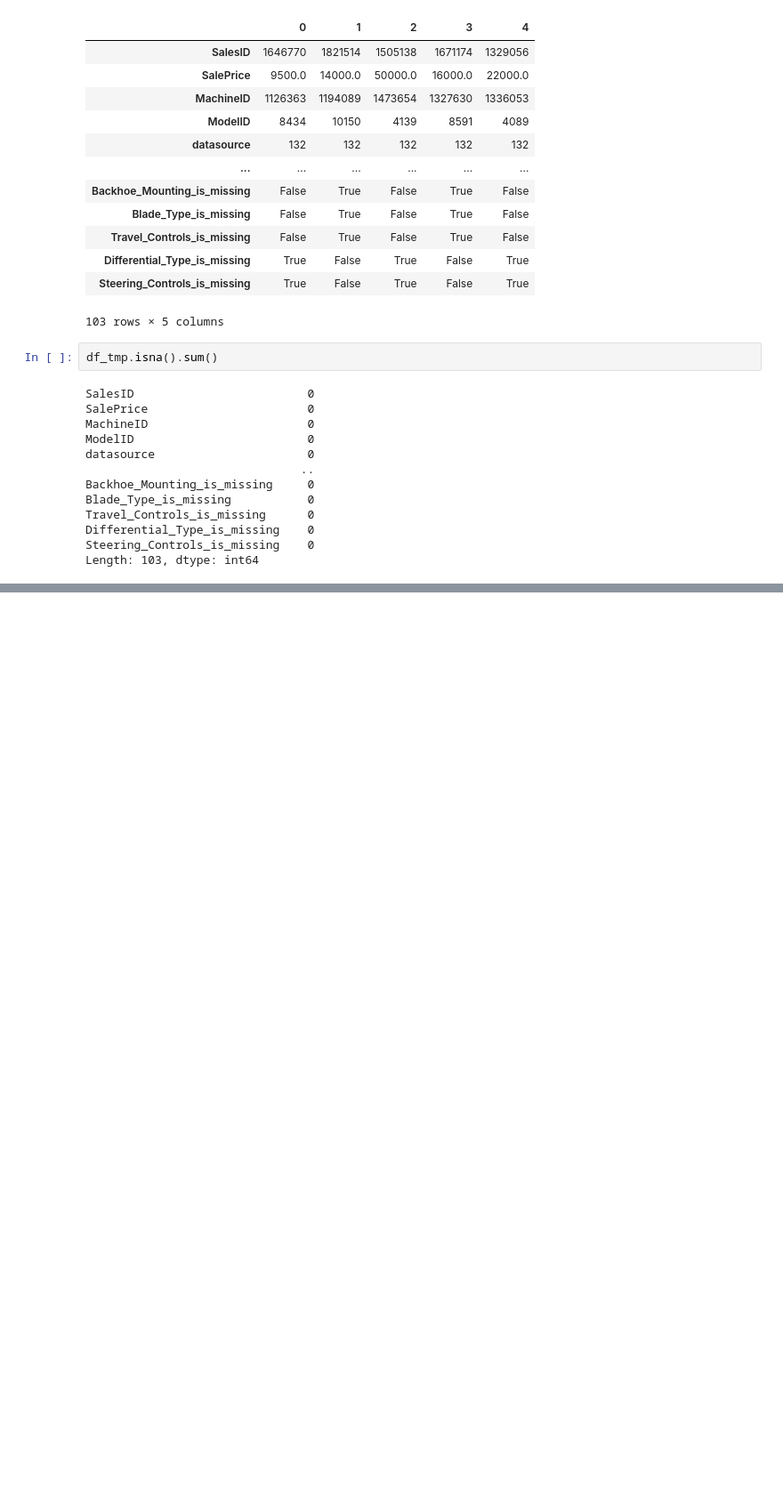
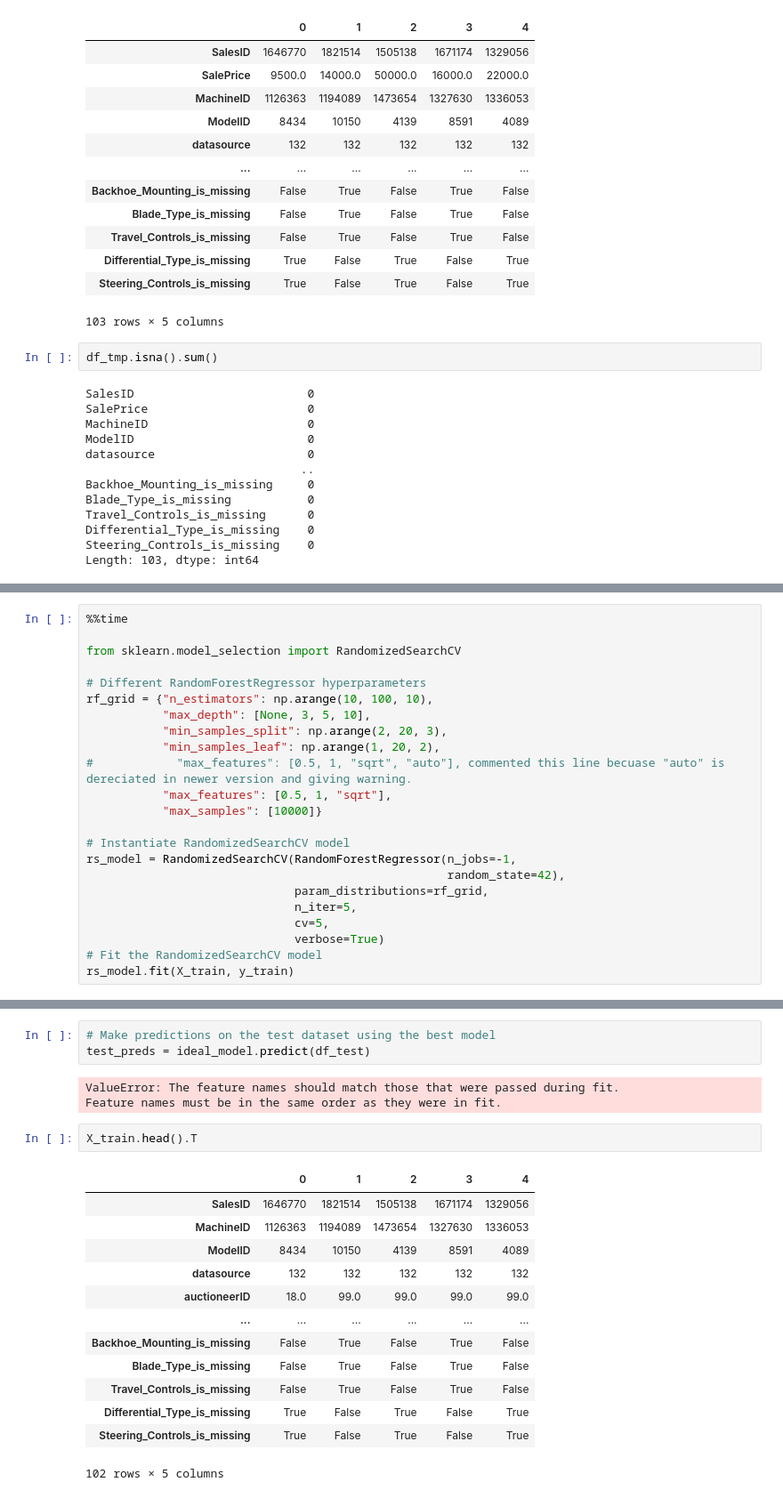
Before and after one commit to Mazhar31/ML-Bulldozer_Price_Prediction, a Jupyter notebook: end-to-end-bulldozer-price-regression.ipynb, the cells around one changed output, grey strips where cells are left out. Shown: that part at 89% size. Drawn from its saved outputs; the diff is of its cells as text; blank space fills up the shorter version.

Commit message:
Finishing the bulldozer price prediction project

```diff
--- a/end-to-end-bulldozer-price-regression.ipynb
+++ b/end-to-end-bulldozer-price-regression.ipynb
@@ -780,0 +969,23 @@ Length: 103, dtype: int64
+# %%
+%%time
+
+from sklearn.model_selection import RandomizedSearchCV
+
+# Different RandomForestRegressor hyperparameters
+rf_grid = {"n_estimators": np.arange(10, 100, 10),
+           "max_depth": [None, 3, 5, 10],
+           "min_samples_split": np.arange(2, 20, 3),
+           "min_samples_leaf": np.arange(1, 20, 2),
+#            "max_features": [0.5, 1, "sqrt", "auto"], commented this line becuase "auto" is dereciated in newer version and giving warning.
+           "max_features": [0.5, 1, "sqrt"],
+           "max_samples": [10000]}
+
+# Instantiate RandomizedSearchCV model
+rs_model = RandomizedSearchCV(RandomForestRegressor(n_jobs=-1,
+                                                    random_state=42),
+                              param_distributions=rf_grid,
+                              n_iter=5,
+                              cv=5,
+                              verbose=True)
+# Fit the RandomizedSearchCV model
+rs_model.fit(X_train, y_train)
@@ -780,0 +1257,22 @@ Length: 103, dtype: int64
+# %%
+# Make predictions on the test dataset using the best model
+test_preds = ideal_model.predict(df_test)
+# %% [output]
+ValueError: The feature names should match those that were passed during fit.
+Feature names must be in the same order as they were in fit.
+# %%
+X_train.head().T
+# %% [output]
+|  | 0 | 1 | 2 | 3 | 4 |
+| SalesID | 1646770 | 1821514 | 1505138 | 1671174 | 1329056 |
+| MachineID | 1126363 | 1194089 | 1473654 | 1327630 | 1336053 |
+| ModelID | 8434 | 10150 | 4139 | 8591 | 4089 |
+| datasource | 132 | 132 | 132 | 132 | 132 |
+| auctioneerID | 18.0 | 99.0 | 99.0 | 99.0 | 99.0 |
+| ... | ... | ... | ... | ... | ... |
+| Backhoe_Mounting_is_missing | False | True | False | True | False |
+| Blade_Type_is_missing | False | True | False | True | False |
+| Travel_Controls_is_missing | False | True | False | True | False |
+| Differential_Type_is_missing | True | False | True | False | True |
+| Steering_Controls_is_missing | True | False | True | False | True |
+102 rows × 5 columns
```
Also changed, not shown: parts of 60 cells of this notebook.
